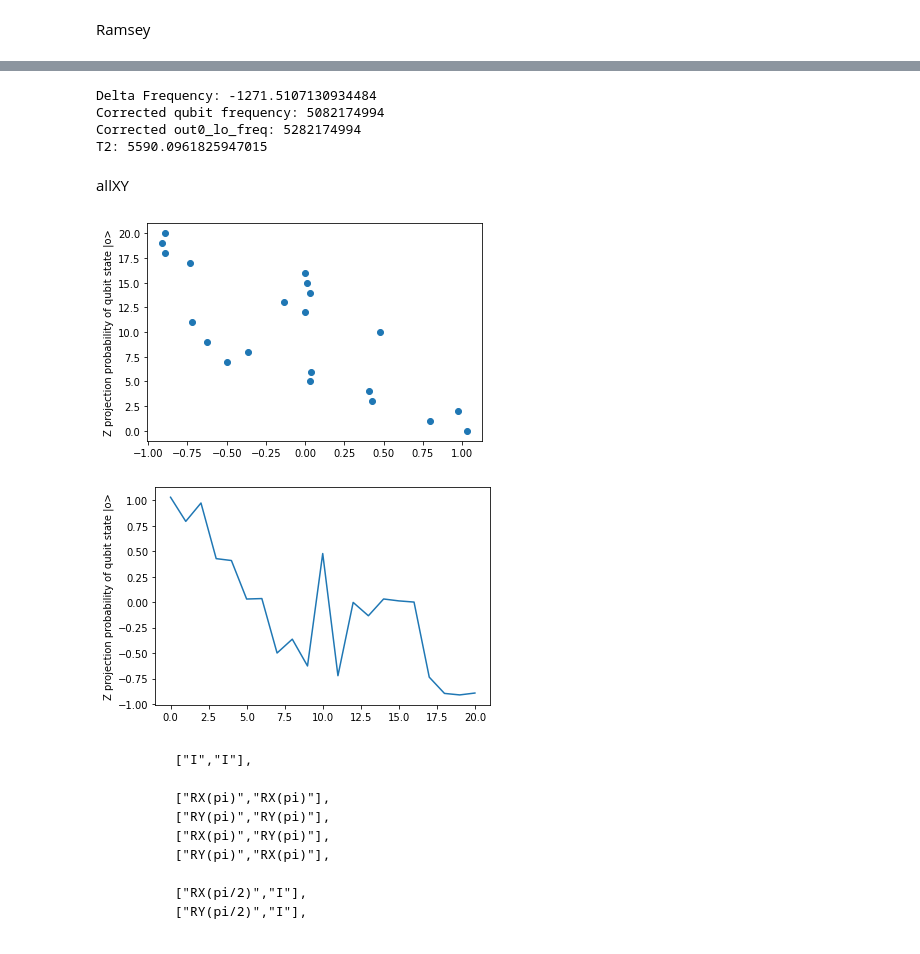
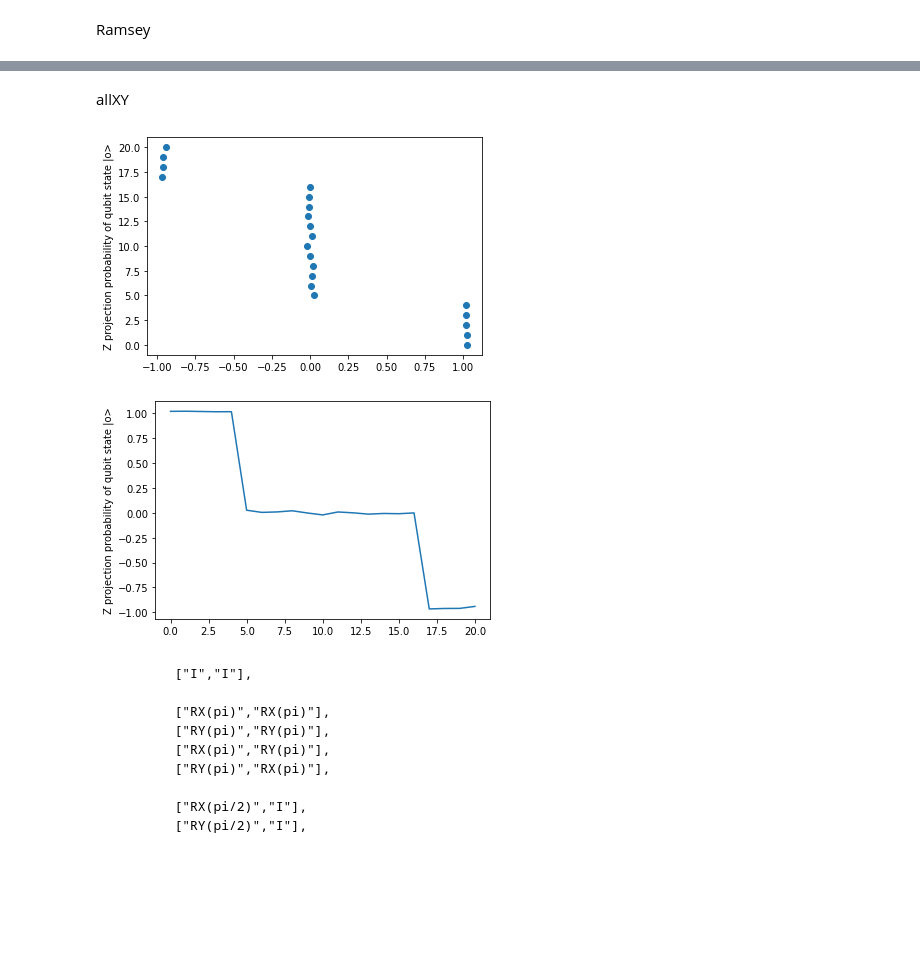
Before and after one commit to qiboteam/qibolab, a Jupyter notebook: examples/tii/diagnostics.ipynb, the cells around one changed output, grey strips where cells are left out. Saved outputs shown, nothing was run; the diff lists cells and outputs as text; code cells hidden in the pictures; blank space fills up the shorter version.

```diff
--- a/examples/tii/diagnostics.ipynb
+++ b/examples/tii/diagnostics.ipynb
@@ -142,0 +137,2 @@ Rabi Oscillation pi pulse peak voltage: 497
+# %%
+pi_pulse_gain, pi_pulse_amplitude, rabi_oscillations_pi_pulse_peak_voltage, dataset = ds.run_rabi_pulse_amplitude(qubit)
@@ -142,0 +157,2 @@ Rabi Oscillation pi pulse peak voltage: 497
+# %%
+dataset = ds.run_rabi_pulse_length_and_gain(qubit)
@@ -143,3 +161,5 @@ Rabi Oscillation pi pulse peak voltage: 497
+# %%
+dataset = ds.run_rabi_pulse_length_and_amplitude(qubit)
 # %% [markdown]
 T1
 # %%
@@ -191,2 +201,2 @@ Ramsey freq
 # %%
-t2, delta_phys, corrected_qubit_freq, smooth_dataset, dataset = ds.run_ramsey_freq(qubit)
+t2, delta_phys, corrected_qubit_freq, dataset = ds.run_ramsey_frequency_detuned(qubit)
@@ -197,15 +203,9 @@ Starting iterative measurement...
 # %%
-corrected_qubit_freq = int(platform.settings['characterization']['single_qubit'][qubit]['qubit_freq'] - delta_phys)
 print(f"Delta Frequency: {delta_phys}")
 print(f"Corrected qubit frequency: {corrected_qubit_freq}")
 lo_qcm_frequency = corrected_qubit_freq + platform.settings['native_gates']['single_qubit'][qubit]['RX']['frequency']
 print(f"Corrected out0_lo_freq: {lo_qcm_frequency}")
 print(f"T2: {t2}")
-# %% [output]
-Delta Frequency: -1271.5107130934484
-Corrected qubit frequency: 5082174994
-Corrected out0_lo_freq: 5282174994
-T2: 5590.0961825947015
 # %%
 ds.save_config_parameter("qubit_freq", corrected_qubit_freq, 'characterization', 'single_qubit', qubit)
 ds.save_config_parameter("T2", float(t2), 'characterization', 'single_qubit', qubit)
@@ -215,22 +215,22 @@ print(corrected_qubit_freq)
 # %% [markdown]
 allXY
 # %%
-results, gateNumber = ds.allXY(qubit)
+results, gateNumber = ds.run_allXY(qubit)
 
 import matplotlib.pyplot as plt
 
 plt.scatter(results, gateNumber)
 plt.ylabel('Z projection probability of qubit state |o>')
 plt.show()
 
 plt.plot(results)
 plt.ylabel('Z projection probability of qubit state |o>')
 plt.show()
 
 #TODO: for consistency move all plotting inside the function
 # %% [output]
-[figure, old version]
+[figure, new version]
-[figure, old version]
+[figure, new version]
 # %% [markdown]
             ["I","I"],
 
```
Also changed, not shown: parts of 32 cells of this notebook, 6 other files.
